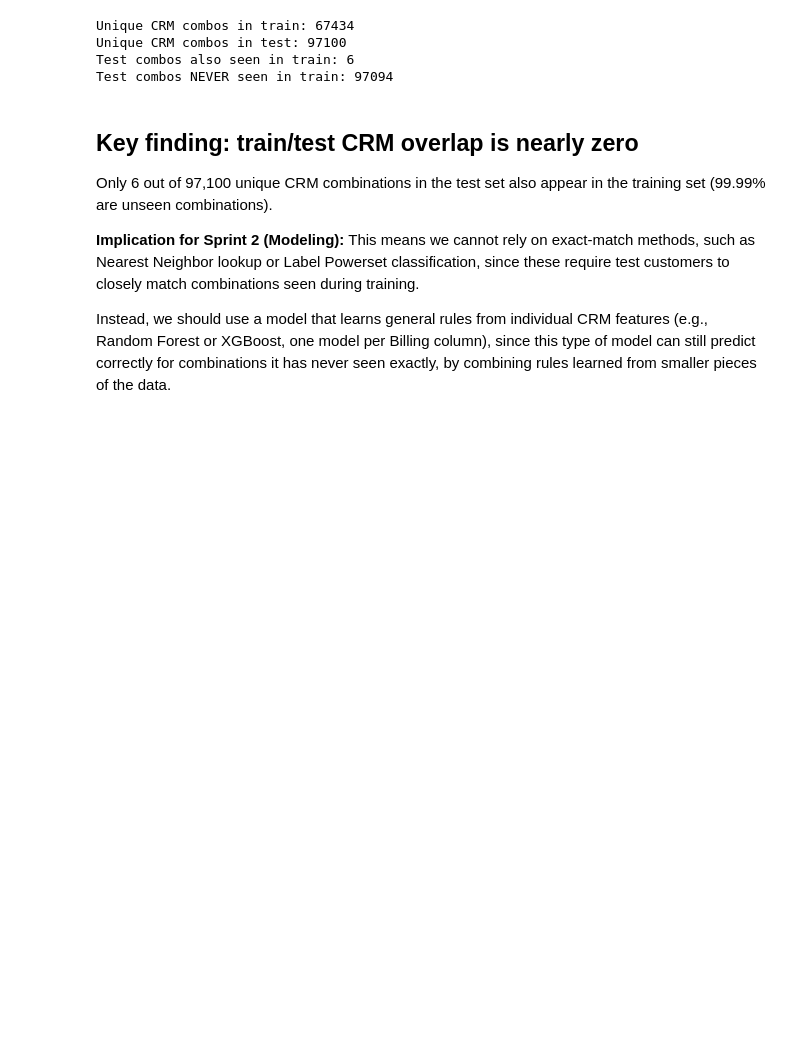
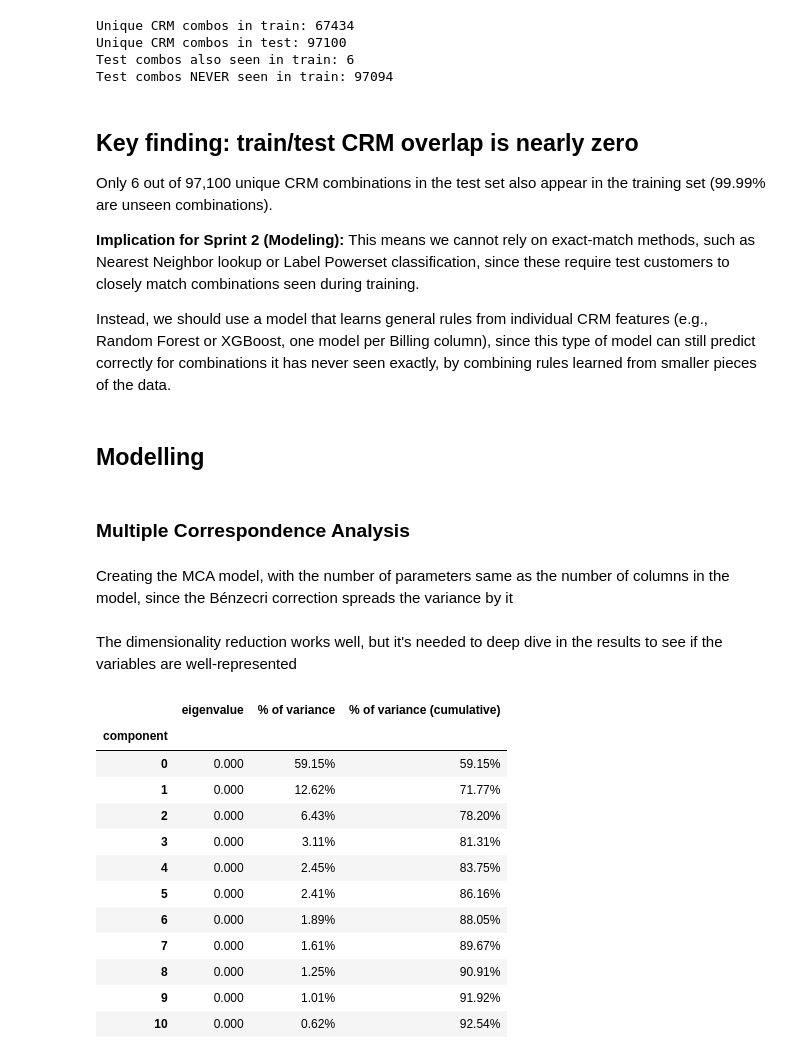
Before and after one commit to raquelmteo/CaseStudy1, a Jupyter notebook: first_sprint.ipynb, the cells around one changed output. Cells and saved outputs as stored; diff of their text form; code cells hidden in the pictures; blank space fills up the shorter version.

```diff
--- a/first_sprint.ipynb
+++ b/first_sprint.ipynb
@@ -131,3 +130,9 @@ individual CRM features (e.g., Random Forest or XGBoost, one
 model per Billing column), since this type of model can still
 predict correctly for combinations it has never seen exactly,
 by combining rules learned from smaller pieces of the data.
+# %% [markdown]
+## Modelling
+# %% [markdown]
+### Multiple Correspondence Analysis
+# %% [markdown]
+Creating the MCA model, with the number of parameters same as the number of columns in the model, since the Bénzecri correction spreads the variance by it
@@ -133,0 +143,18 @@ by combining rules learned from smaller pieces of the data.
+# %% [markdown]
+The dimensionality reduction works well, but it's needed to deep dive in the results to see if the variables are well-represented
+# %%
+mca_results.eigenvalues_summary.loc[:10]
+# %% [output]
+|  | eigenvalue | % of variance | % of variance (cumulative) |
+| component |  |  |  |
+| 0 | 0.000 | 59.15% | 59.15% |
+| 1 | 0.000 | 12.62% | 71.77% |
+| 2 | 0.000 | 6.43% | 78.20% |
+| 3 | 0.000 | 3.11% | 81.31% |
+| 4 | 0.000 | 2.45% | 83.75% |
+| 5 | 0.000 | 2.41% | 86.16% |
+| 6 | 0.000 | 1.89% | 88.05% |
+| 7 | 0.000 | 1.61% | 89.67% |
+| 8 | 0.000 | 1.25% | 90.91% |
+| 9 | 0.000 | 1.01% | 91.92% |
+| 10 | 0.000 | 0.62% | 92.54% |
```
Also changed, not shown: parts of 16 cells of this notebook, 1 other file.
